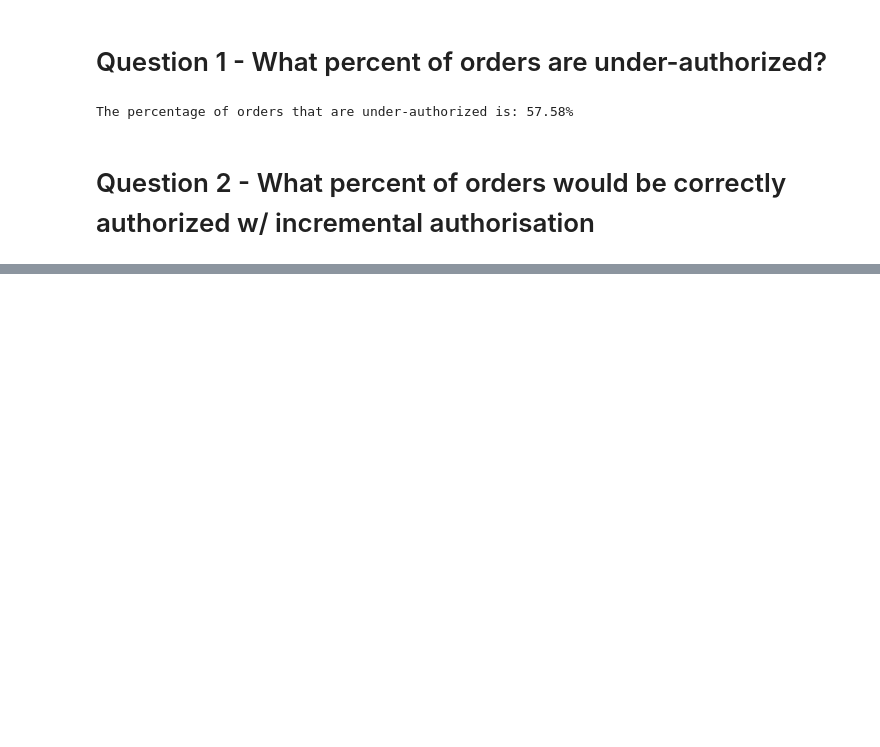
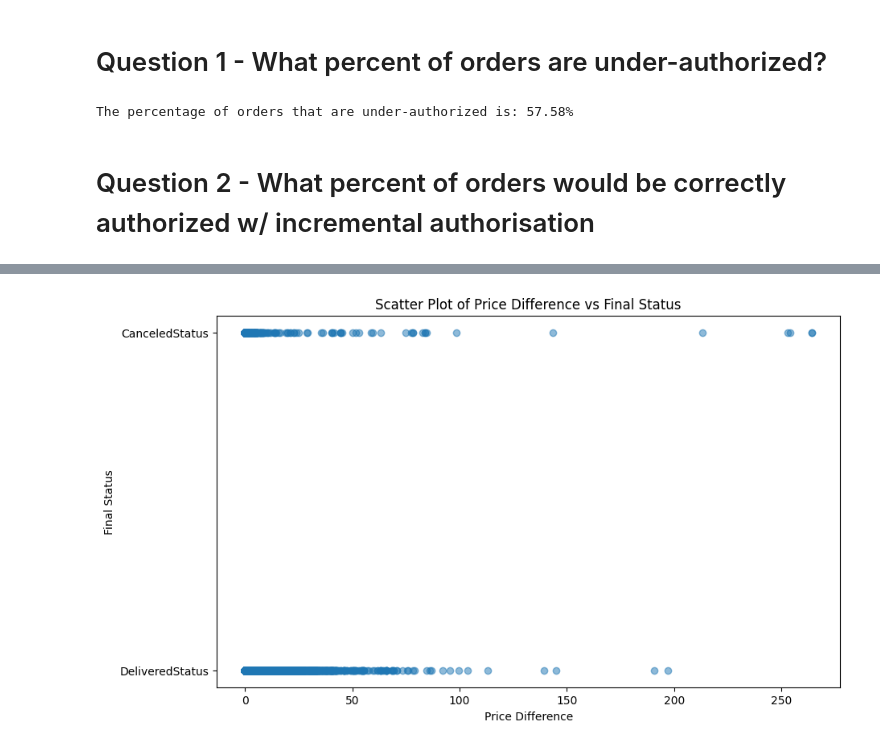
Before and after one commit to Nikolas121205/Monica-and-Nikolas-projet, a Jupyter notebook: main.ipynb, the cells around one changed output, grey strips where cells are left out. Saved outputs shown, nothing was run; the diff lists cells and outputs as text; code cells hidden in the pictures; blank space fills up the shorter version.

```diff
--- a/main.ipynb
+++ b/main.ipynb
@@ -45,0 +61,7 @@ df["auth_status_20"] = df.apply(compare_values_20, axis=1)
+# %%
+df["products_total_20"] = df["products_total"]*1.2
+# %%
+df['price_difference'] = 0
+
+
+df.loc[df['purchase_total_price'] > df['products_total_20'], 'price_difference'] = df['purchase_total_price'] - df['products_total_20']
@@ -45,0 +72,17 @@ df["auth_status_20"] = df.apply(compare_values_20, axis=1)
+# %%
+import matplotlib.pyplot as plt
+
+# Assuming df is your DataFrame containing the provided data
+
+# Filter out under-authorized orders
+under_auth_orders = df[df['auth_status'] == 'under-authorized']
+
+# Create a scatter plot
+plt.figure(figsize=(10, 6))
+plt.scatter(under_auth_orders['price_difference'], under_auth_orders['final_status'], alpha=0.5)
+plt.xlabel('Price Difference')
+plt.ylabel('Final Status')
+plt.title('Scatter Plot of Price Difference vs Final Status')
+plt.show()
+# %% [output]
+[figure, added]
```
Also changed, not shown: parts of 6 cells of this notebook.
